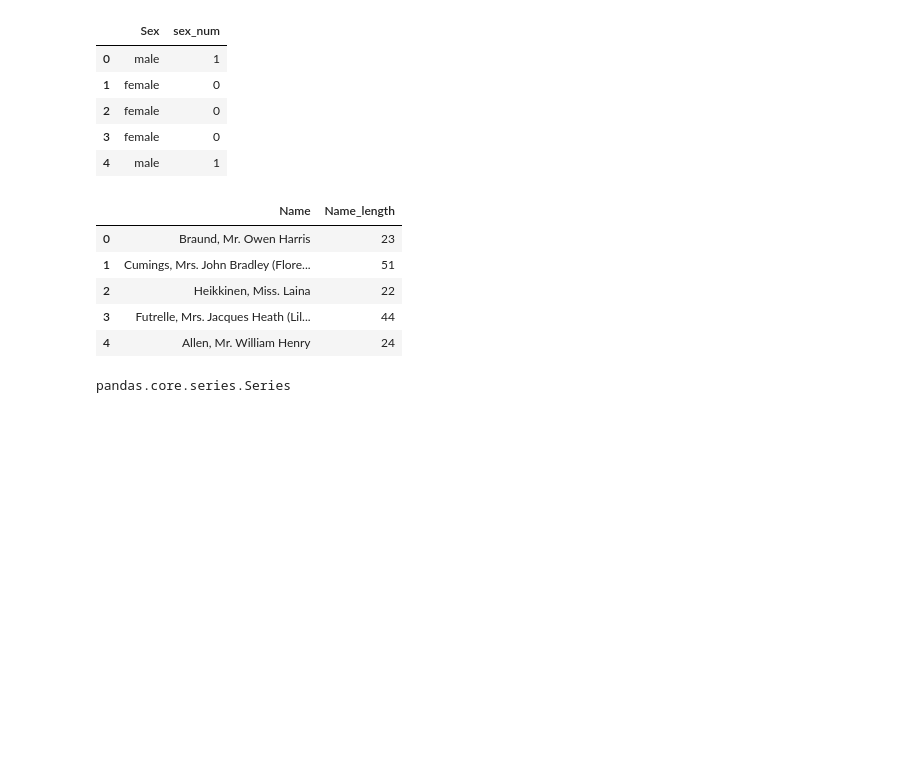
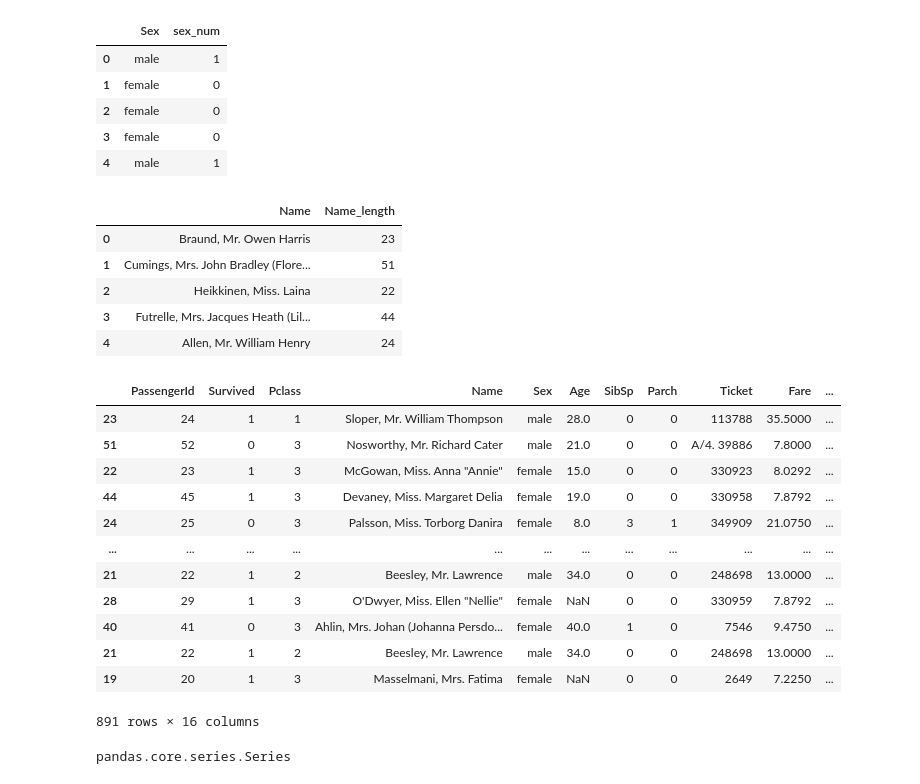
Before and after one commit to Hamzakhalidcs/Notebooks, a Jupyter notebook: map, apply, apply map .ipynb, the cells around one changed output. Cells and saved outputs as stored; diff of their text form; code cells hidden in the pictures; blank space fills up the shorter version.

```diff
--- a/map, apply, apply map .ipynb
+++ b/map, apply, apply map .ipynb
@@ -81,9 +133,23 @@ train[["Name", "Name_length"]].head()
 | 3 | Futrelle, Mrs. Jacques Heath (Lil... | 44 |
 | 4 | Allen, Mr. William Henry | 24 |
 # %%
-train.loc[
-    train["Name_lenght"]
+train.iloc[
+    train["Name_length"]
 ]
+# %% [output]
+|  | PassengerId | Survived | Pclass | Name | Sex | Age | SibSp | Parch | Ticket | Fare | ... |
+| 23 | 24 | 1 | 1 | Sloper, Mr. William Thompson | male | 28.0 | 0 | 0 | 113788 | 35.5000 | ... |
+| 51 | 52 | 0 | 3 | Nosworthy, Mr. Richard Cater | male | 21.0 | 0 | 0 | A/4. 39886 | 7.8000 | ... |
+| 22 | 23 | 1 | 3 | McGowan, Miss. Anna "Annie" | female | 15.0 | 0 | 0 | 330923 | 8.0292 | ... |
+| 44 | 45 | 1 | 3 | Devaney, Miss. Margaret Delia | female | 19.0 | 0 | 0 | 330958 | 7.8792 | ... |
+| 24 | 25 | 0 | 3 | Palsson, Miss. Torborg Danira | female | 8.0 | 3 | 1 | 349909 | 21.0750 | ... |
+| ... | ... | ... | ... | ... | ... | ... | ... | ... | ... | ... | ... |
+| 21 | 22 | 1 | 2 | Beesley, Mr. Lawrence | male | 34.0 | 0 | 0 | 248698 | 13.0000 | ... |
+| 28 | 29 | 1 | 3 | O'Dwyer, Miss. Ellen "Nellie" | female | NaN | 0 | 0 | 330959 | 7.8792 | ... |
+| 40 | 41 | 0 | 3 | Ahlin, Mrs. Johan (Johanna Persdo... | female | 40.0 | 1 | 0 | 7546 | 9.4750 | ... |
+| 21 | 22 | 1 | 2 | Beesley, Mr. Lawrence | male | 34.0 | 0 | 0 | 248698 | 13.0000 | ... |
+| 19 | 20 | 1 | 3 | Masselmani, Mrs. Fatima | female | NaN | 0 | 0 | 2649 | 7.2250 | ... |
+891 rows × 16 columns
 # %%
 # change column value using condition
 train.loc[
```
Also changed, not shown: parts of 18 cells of this notebook, 8 other files.
